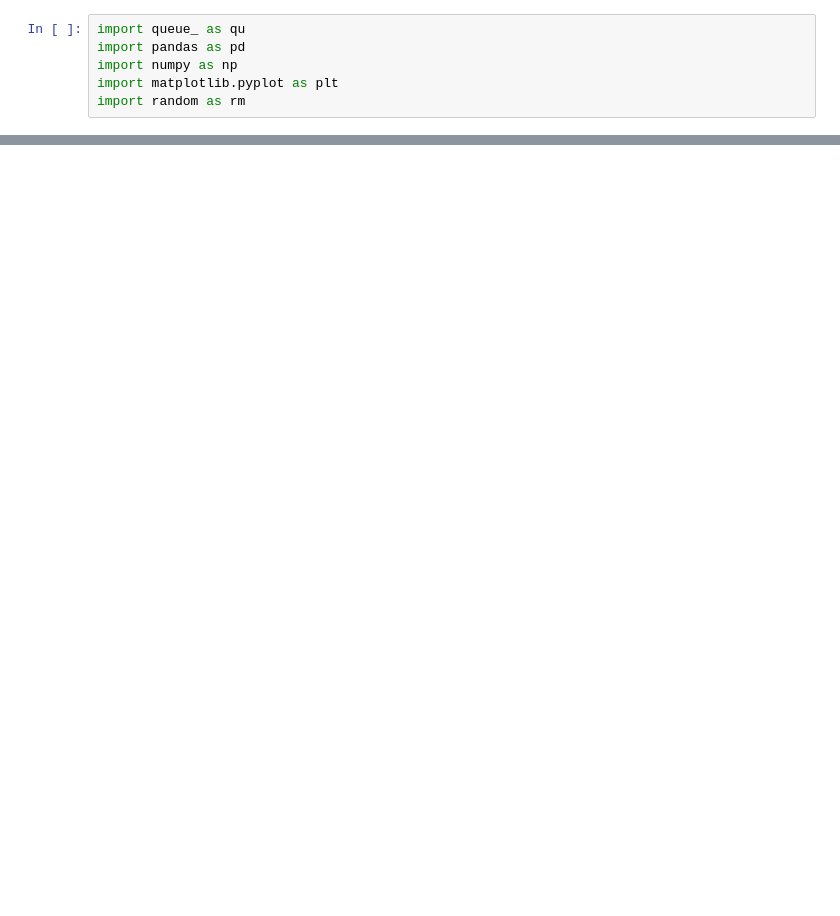
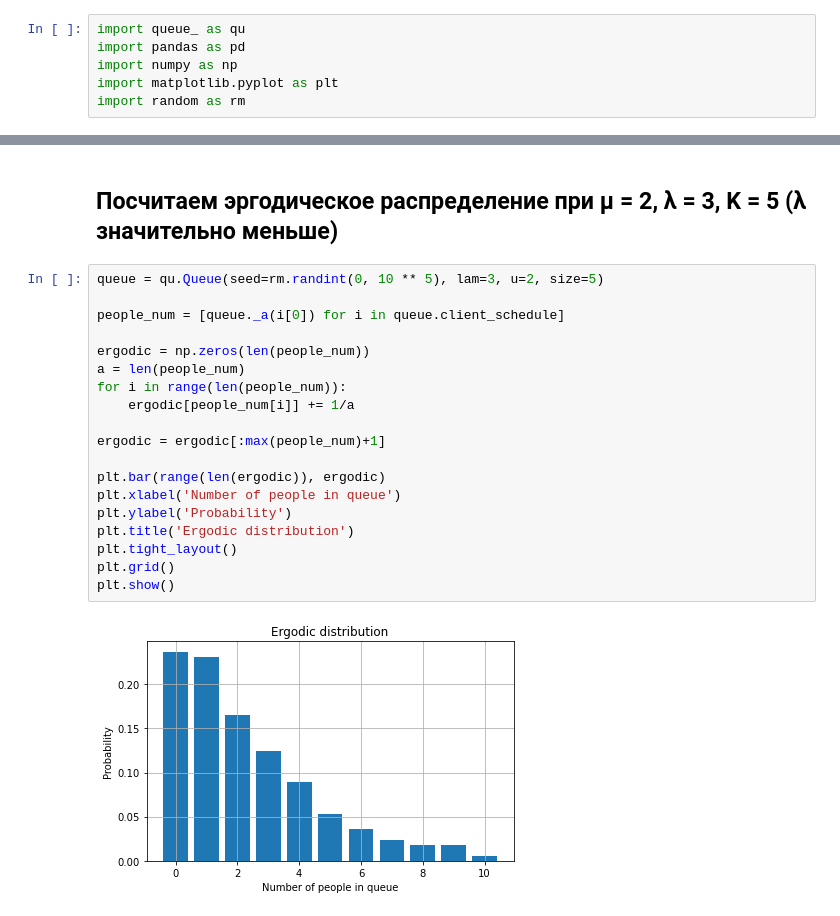
Before and after one commit to LevBugrov/test_stohasika_proj, a Jupyter notebook: graphica.ipynb, the cells around one changed output, grey strips where cells are left out. Drawn from its saved outputs; the diff is of its cells as text; blank space fills up the shorter version.

```diff
--- a/graphica.ipynb
+++ b/graphica.ipynb
@@ -194,0 +136,23 @@ for j in range(3):
+# %% [markdown]
+## Посчитаем эргодическое распределение при <mi>&#x3BC;</mi> = 2, <mi>&#x3BB;</mi> = 3, K = 5 (<mi>&#x3BB;</mi> значительно меньше)
+# %%
+queue = qu.Queue(seed=rm.randint(0, 10 ** 5), lam=3, u=2, size=5)
+
+people_num = [queue._a(i[0]) for i in queue.client_schedule]
+
+ergodic = np.zeros(len(people_num))
+a = len(people_num)
+for i in range(len(people_num)):
+    ergodic[people_num[i]] += 1/a
+
+ergodic = ergodic[:max(people_num)+1]
+
+plt.bar(range(len(ergodic)), ergodic)
+plt.xlabel('Number of people in queue')
+plt.ylabel('Probability')
+plt.title('Ergodic distribution')
+plt.tight_layout()
+plt.grid()
+plt.show()
+# %% [output]
+[figure, added]
```
Also changed, not shown: parts of 50 cells of this notebook.
